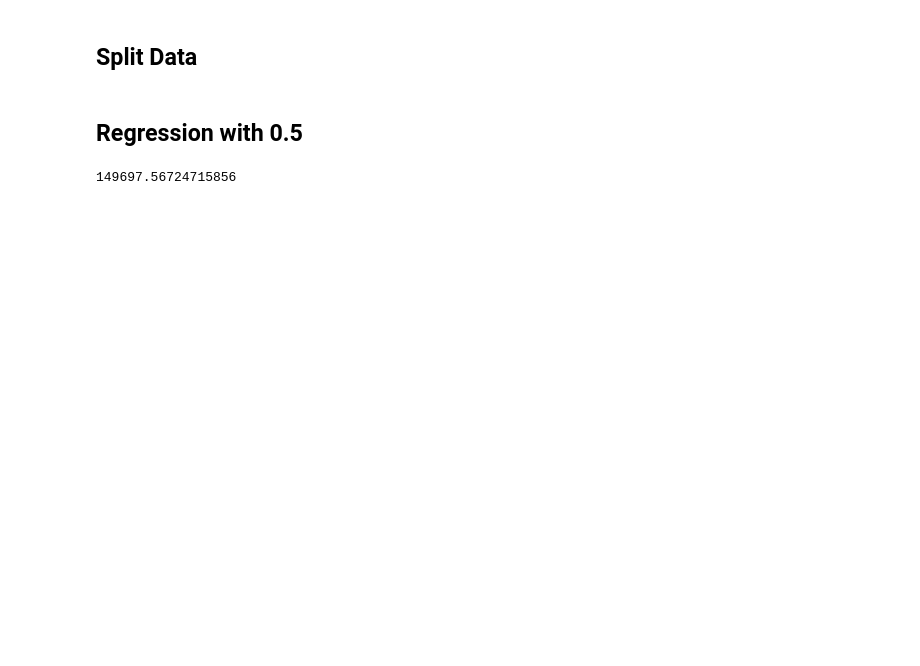
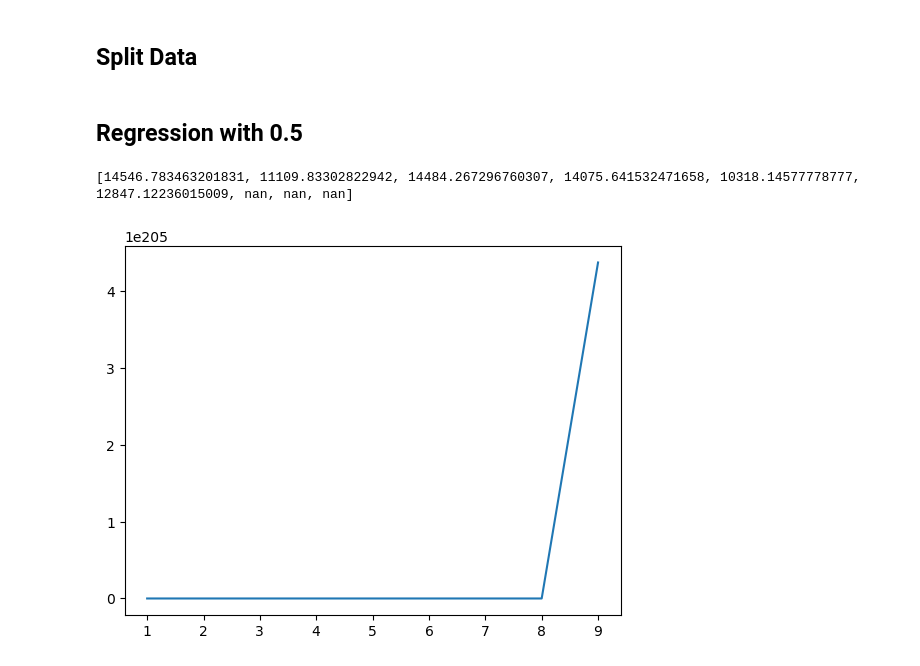
Before and after one commit to sparsh-04/ML, a Jupyter notebook: fods.ipynb, the cells around one changed output. Drawn from its saved outputs; the diff is of its cells as text; code cells hidden in the pictures; blank space fills up the shorter version.

Commit message:
graphs

```diff
--- a/fods.ipynb
+++ b/fods.ipynb
@@ -146,31 +146,40 @@ def poly_transform_2(data: np.ndarray, degrees: int):
 # %% [markdown]
 ## Regression with 0.5
 # %%
-def half_reg(X:np.ndarray, Y:np.ndarray,max_iter = 500 ,penalty = 0.07, learning_rate = 0.00018):
+def half_reg(X:np.ndarray, Y:np.ndarray,max_iter = 500 ,penalty = 0.07, learning_rate = 0.000018):
     n, m = X.shape
     W = np.zeros(X.shape[1])
     for _ in range(max_iter):
         Y_pred = np.dot(X,W)
         flag = True
         for iW in W:
             if iW == 0.0:
                 flag = False
         if flag == False:
             grad = 1/n*np.dot(X.T, Y_pred-Y)
         else:
             grad = 1/n*np.dot(X.T, Y_pred-Y) + penalty*0.5*W**-0.5
         W -= learning_rate*grad
         learning_rate /=1.000005
     return W
 
 def mean_squared_error(y_true, y_pred):
     return np.mean((y_true - y_pred) ** 2)
 
-X_trans_Train = poly_transform_2(X_Train,5)
-X_trans_Test = poly_transform_2(X_Test,5)
-W_half = half_reg(X_trans_Train,Y_Train)
-y_pred = np.dot(X_trans_Test, W_half)
-mse = mean_squared_error(Y_Test, y_pred)
-print(mse)
+
+degrees = [1,2,3,4,5,6,7,8,9]
+output_bch_half = []
+for i in degrees:
+    X_Train_poly_bch_half = poly_transform_2(X_Train, i)
+    X_Test_poly_bch_half = poly_transform_2(X_Test, i)
+    W_bch_half = bgd_regressor(X_Train_poly_bch_half, Y_Train)
+    Y_Test_pred = np.dot(X_Test_poly_bch_half,W_bch_half)
+    mse_bch_half = mean_squared_error(Y_Test, Y_Test_pred)
+    output_bch_half.append(mse_bch_half)
+
+print(output_bch_half)
+plt.plot(degrees, output)
+plt.show()
 # %% [output]
-149697.56724715856
+[14546.783463201831, 11109.83302822942, 14484.267296760307, 14075.641532471658, 10318.14577778777, 12847.12236015009, nan, nan, nan]
+[figure, added]
```
Also changed, not shown: parts of 9 cells of this notebook.
